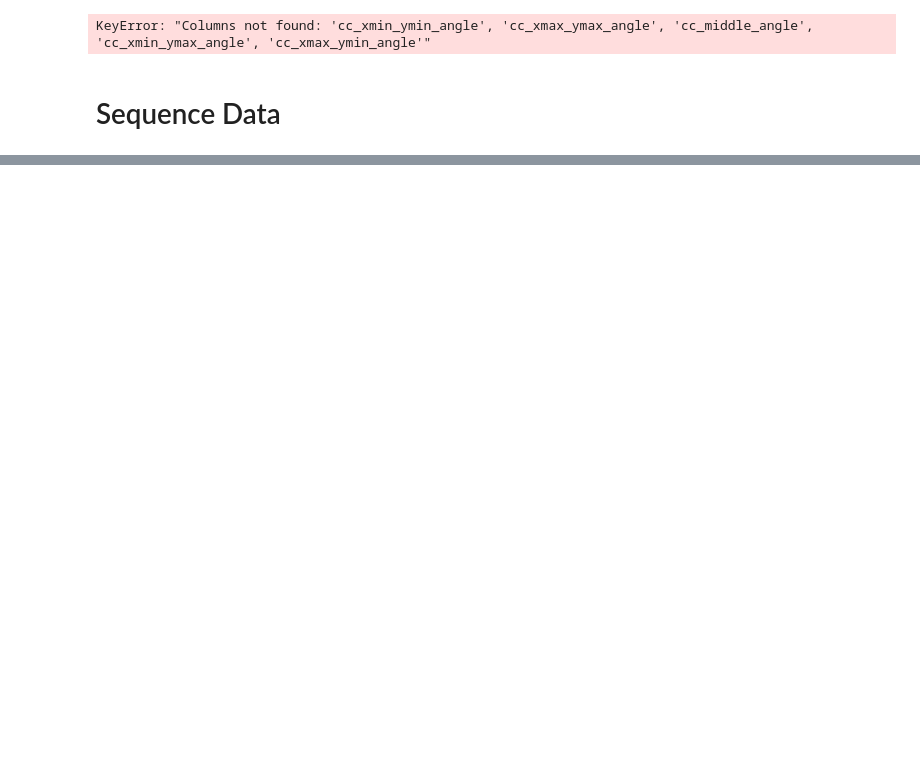
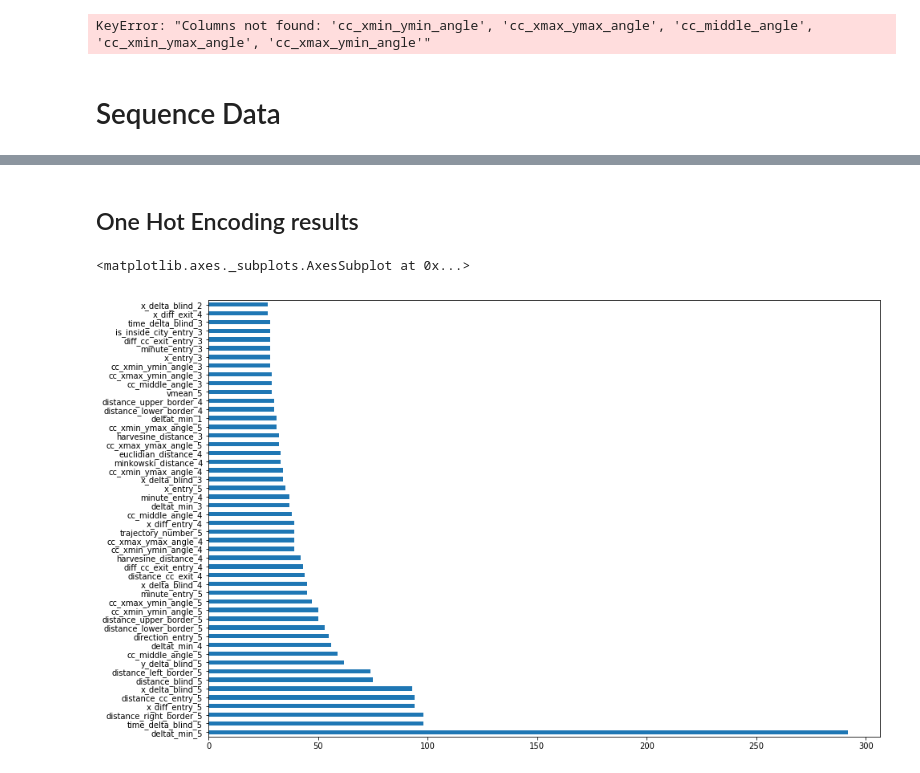
Before and after one commit to jcezarms/ey-nextwave-competition, a Jupyter notebook: notebooks/julio-04-clustering.ipynb, the cells around one changed output, grey strips where cells are left out. Cells and saved outputs as stored; diff of their text form; code cells hidden in the pictures; blank space fills up the shorter version.

```diff
--- a/notebooks/julio-04-clustering.ipynb
+++ b/notebooks/julio-04-clustering.ipynb
@@ -646,0 +654,10 @@ feat_importances_gb.nlargest(40).plot(kind='barh')
+# %% [markdown]
+## One Hot Encoding results
+# %%
+f, ax = plt.subplots(figsize=(15, 10))
+
+feat_importances_gb = pd.Series(clf.feature_importances_, index=data_train[features].columns)
+feat_importances_gb.nlargest(50).plot(kind='barh')
+# %% [output]
+<matplotlib.axes._subplots.AxesSubplot at 0x...>
+[figure, added]
```
Also changed, not shown: parts of 37 cells of this notebook.
